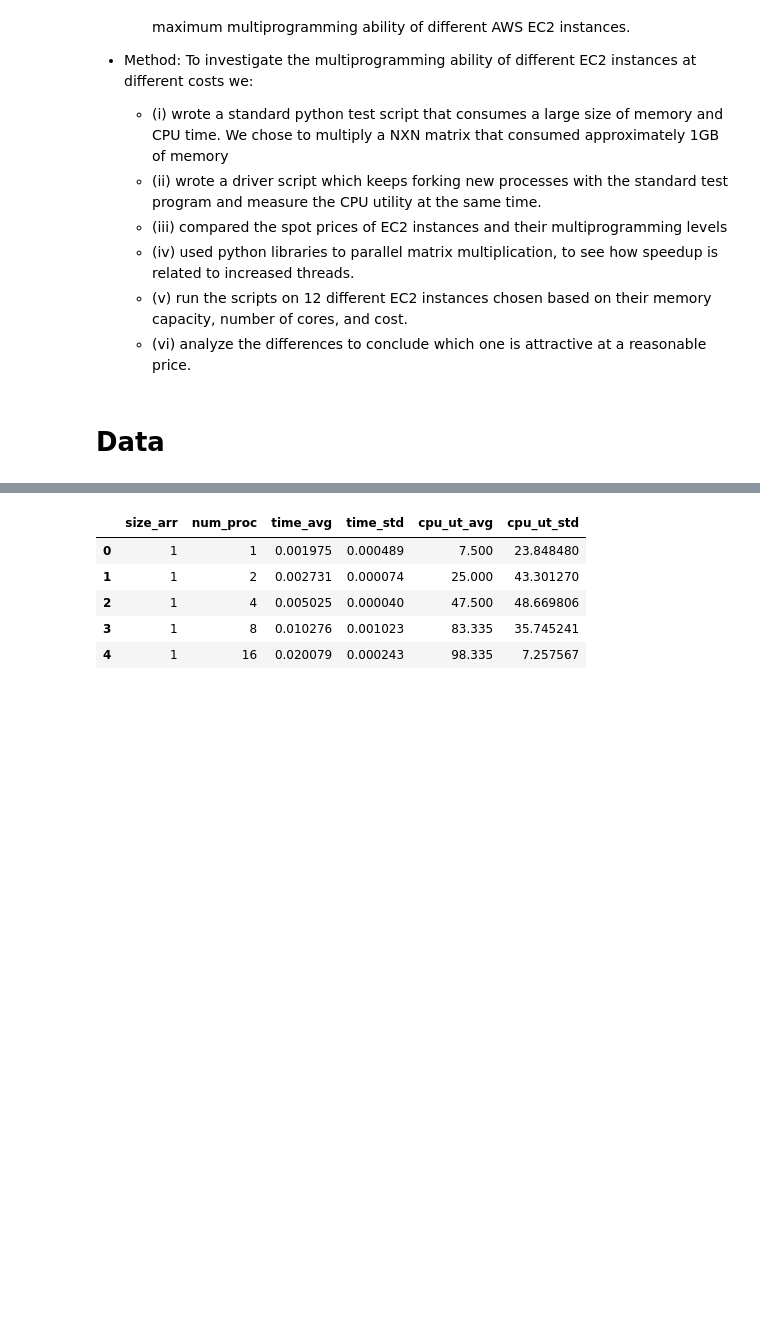
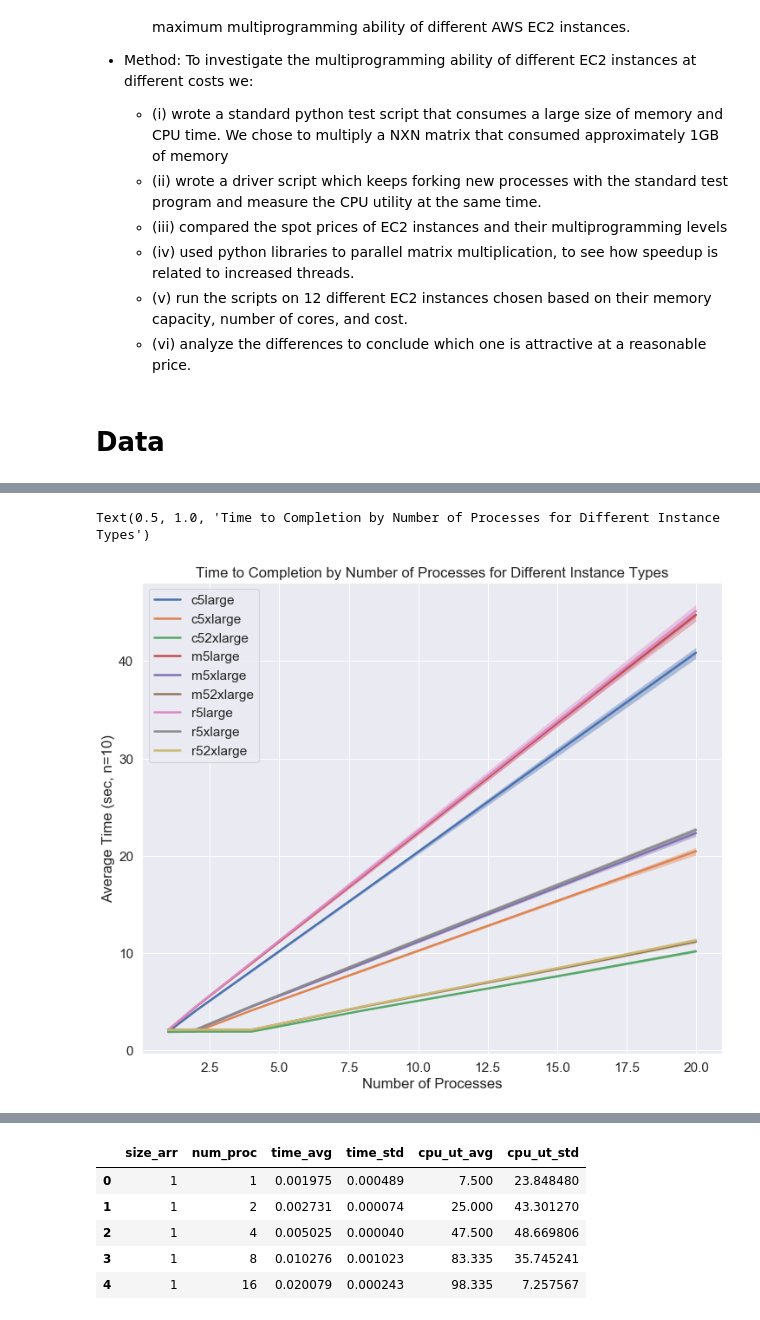
Before and after one commit to chiennifer/Public-DSC291, a Jupyter notebook: hw2/Team001_HW2_Jennifer's_visualizations.ipynb, the cells around one changed output, grey strips where cells are left out. Drawn from its saved outputs; the diff is of its cells as text; code cells hidden in the pictures; blank space fills up the shorter version.

```diff
--- a/hw2/Team001_HW2_Jennifer's_visualizations.ipynb
+++ b/hw2/Team001_HW2_Jennifer's_visualizations.ipynb
@@ -47,0 +127,56 @@ r5large=pd.read_csv(os.getcwd()+'/Data/r5large.csv')
+# %%
+sns.set(font_scale=1.4)
+ax = c5large[c5large.size_arr == 128].set_index('num_proc')['time_avg'].plot(figsize=(12, 10), linewidth=2.5, label="c5large")
+c5xlarge[c5xlarge.size_arr == 128].set_index('num_proc')['time_avg'].plot(figsize=(12, 10), linewidth=2.5, label="c5xlarge")
+c52xlarge[c52xlarge.size_arr == 128].set_index('num_proc')['time_avg'].plot(figsize=(12, 10), linewidth=2.5, label="c52xlarge")
+m5large[m5large.size_arr == 128].set_index('num_proc')['time_avg'].plot(figsize=(12, 10), linewidth=2.5, label="m5large")
+m5xlarge[m5xlarge.size_arr == 128].set_index('num_proc')['time_avg'].plot(figsize=(12, 10), linewidth=2.5, label="m5xlarge")
+m52xlarge[m52xlarge.size_arr == 128].set_index('num_proc')['time_avg'].plot(figsize=(12, 10), linewidth=2.5, label="m52xlarge")
+r5large[r5large.size_arr == 128].set_index('num_proc')['time_avg'].plot(figsize=(12, 10), linewidth=2.5, label="r5large")
+r5xlarge[r5xlarge.size_arr == 128].set_index('num_proc')['time_avg'].plot(figsize=(12, 10), linewidth=2.5, label="r5xlarge")
+r52xlarge[r52xlarge.size_arr == 128].set_index('num_proc')['time_avg'].plot(figsize=(12, 10), linewidth=2.5, label="r52xlarge")
+
+ax.fill_between(c5large[c5large.size_arr == 128]['num_proc'],
+                c5large[c5large.size_arr == 128]['time_avg']+2*c5large[c5large.size_arr == 128]['time_std'],
+                c5large[c5large.size_arr == 128]['time_avg']-2*c5large[c5large.size_arr == 128]['time_std'],
+                alpha = 0.4, interpolate=True)
+ax.fill_between(c5xlarge[c5xlarge.size_arr == 128]['num_proc'],
+                c5xlarge[c5xlarge.size_arr == 128]['time_avg']+2*c5xlarge[c5xlarge.size_arr == 128]['time_std'],
+                c5xlarge[c5xlarge.size_arr == 128]['time_avg']-2*c5xlarge[c5xlarge.size_arr == 128]['time_std'],
+                alpha = 0.4, interpolate=True)
+ax.fill_between(c52xlarge[c52xlarge.size_arr == 128]['num_proc'],
+                c52xlarge[c52xlarge.size_arr == 128]['time_avg']+2*c52xlarge[c52xlarge.size_arr == 128]['time_std'],
+                c52xlarge[c52xlarge.size_arr == 128]['time_avg']-2*c52xlarge[c52xlarge.size_arr == 128]['time_std'],
+                alpha = 0.4, interpolate=True)
+ax.fill_between(m5large[m5large.size_arr == 128]['num_proc'],
+                m5large[m5large.size_arr == 128]['time_avg']+2*m5large[m5large.size_arr == 128]['time_std'],
+                m5large[m5large.size_arr == 128]['time_avg']-2*m5large[m5large.size_arr == 128]['time_std'],
+                alpha = 0.4, interpolate=True)
+ax.fill_between(m5xlarge[m5xlarge.size_arr == 128]['num_proc'],
+                m5xlarge[m5xlarge.size_arr == 128]['time_avg']+2*m5xlarge[m5xlarge.size_arr == 128]['time_std'],
+                m5xlarge[m5xlarge.size_arr == 128]['time_avg']-2*m5xlarge[m5xlarge.size_arr == 128]['time_std'],
+                alpha = 0.4, interpolate=True)
+ax.fill_between(m52xlarge[m52xlarge.size_arr == 128]['num_proc'],
+                m52xlarge[m52xlarge.size_arr == 128]['time_avg']+2*m52xlarge[m52xlarge.size_arr == 128]['time_std'],
+                m52xlarge[m52xlarge.size_arr == 128]['time_avg']-2*m52xlarge[m52xlarge.size_arr == 128]['time_std'],
+                alpha = 0.4, interpolate=True)
+ax.fill_between(r5large[r5large.size_arr == 128]['num_proc'],
+                r5large[r5large.size_arr == 128]['time_avg']+2*r5large[r5large.size_arr == 128]['time_std'],
+                r5large[r5large.size_arr == 128]['time_avg']-2*r5large[r5large.size_arr == 128]['time_std'],
+                alpha = 0.4, interpolate=True)
+ax.fill_between(r5xlarge[r5xlarge.size_arr == 128]['num_proc'],
+                r5xlarge[r5xlarge.size_arr == 128]['time_avg']+2*r5xlarge[r5xlarge.size_arr == 128]['time_std'],
+                r5xlarge[r5xlarge.size_arr == 128]['time_avg']-2*r5xlarge[r5xlarge.size_arr == 128]['time_std'],
+                alpha = 0.4, interpolate=True)
+ax.fill_between(r52xlarge[r52xlarge.size_arr == 128]['num_proc'],
+                r52xlarge[r52xlarge.size_arr == 128]['time_avg']+2*r52xlarge[r52xlarge.size_arr == 128]['time_std'],
+                r52xlarge[r52xlarge.size_arr == 128]['time_avg']-2*r52xlarge[r52xlarge.size_arr == 128]['time_std'],
+                alpha = 0.4, interpolate=True)
+
+ax.legend()
+ax.set_ylabel("Average Time (sec, n=10)")
+ax.set_xlabel("Number of Processes")
+plt.pyplot.title("Time to Completion by Number of Processes for Different Instance Types")
+# %% [output]
+Text(0.5, 1.0, 'Time to Completion by Number of Processes for Different Instance Types')
+[figure, added]
```
Also changed, not shown: parts of 7 cells of this notebook, 1 other file.
